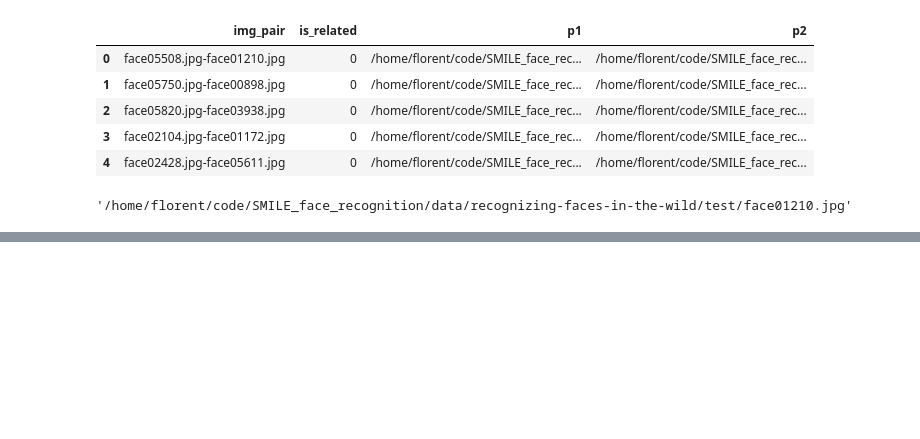
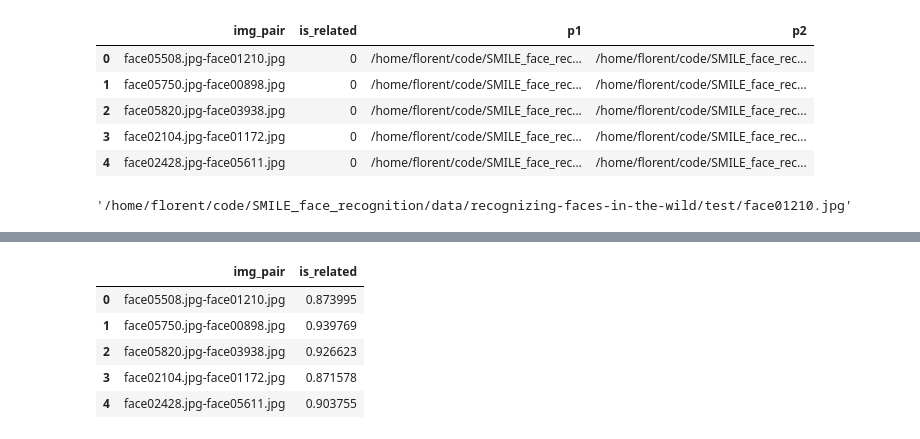
Before and after one commit to fkoziol/SMILE-face-recognizer-challenge, a Jupyter notebook: Step-by-step guide.ipynb, the cells around one changed output, grey strips where cells are left out. Drawn from its saved outputs; the diff is of its cells as text; code cells hidden in the pictures; blank space fills up the shorter version.

```diff
--- a/Step-by-step guide.ipynb
+++ b/Step-by-step guide.ipynb
@@ -539,0 +523,11 @@ MemoryError:
+# %%
+submission.is_related = np.concatenate(probs)
+submission.drop( ['p1','p2'],axis=1,inplace=True )
+submission.head()
+# %% [output]
+|  | img_pair | is_related |
+| 0 | face05508.jpg-face01210.jpg | 0.873995 |
+| 1 | face05750.jpg-face00898.jpg | 0.939769 |
+| 2 | face05820.jpg-face03938.jpg | 0.926623 |
+| 3 | face02104.jpg-face01172.jpg | 0.871578 |
+| 4 | face02428.jpg-face05611.jpg | 0.903755 |
```
Also changed, not shown: parts of 8 cells of this notebook, 1 other file.
